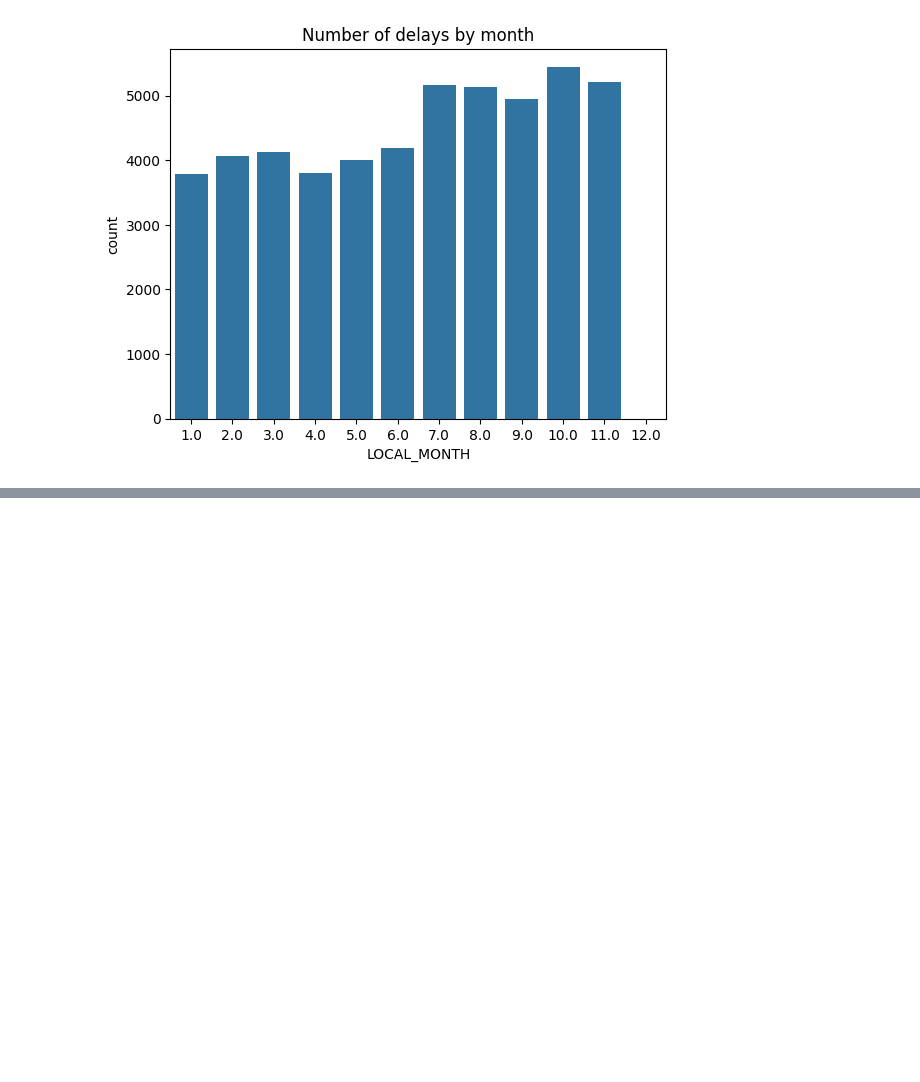
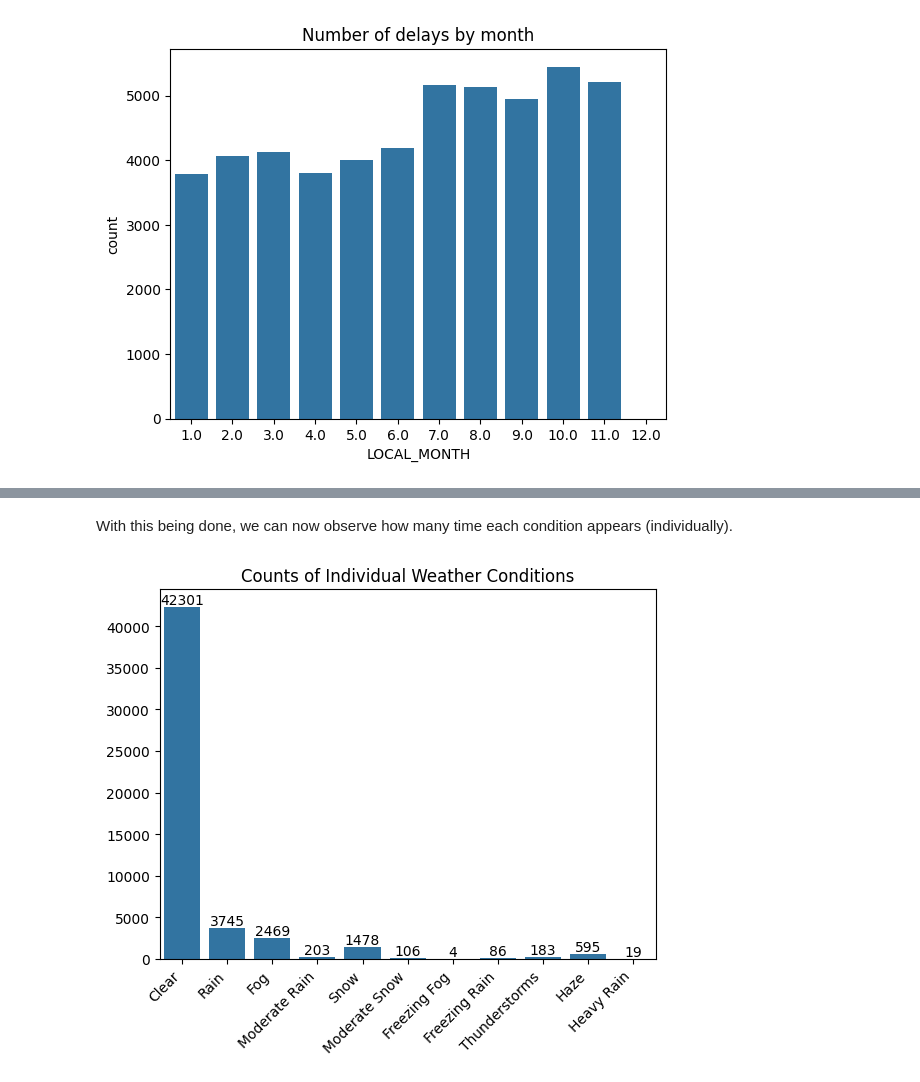
Before and after one commit to StutenEXE/utc-tz-machine-learning-toronto-bus-prediction, a Jupyter notebook: notebooks/2_eda.ipynb, the cells around one changed output, grey strips where cells are left out. Drawn from its saved outputs; the diff is of its cells as text; code cells hidden in the pictures; blank space fills up the shorter version.

```diff
--- a/notebooks/2_eda.ipynb
+++ b/notebooks/2_eda.ipynb
@@ -451,0 +550,19 @@ plt.show()
+# %%
+not_numerical_route_filter = ~striclty_numerical_route_filter
+
+# Regex that matches any digit in a string surrounded by word boundaries (space, end of string, start of string, punctuation, etc.)
+regex = r'\b\d+\b'
+
+# Count how many non-numeric routes contain numbers
+nn_route_has_number = eda_df[not_numerical_route_filter]['ROUTE'].str.contains(regex, regex=True)
+print(f"\nNon-numeric routes that contain numbers: {nn_route_has_number.sum()} ({(nn_route_has_number.sum() / not_numerical_route_filter.sum()) * 100:.2f}%)")
+print(f"Non-numeric routes without numbers: {(~nn_route_has_number).sum()} ({((~nn_route_has_number).sum() / not_numerical_route_filter.sum()) * 100:.2f}%)")
+
+# Show routes without numbers
+print("\nRoutes without any numbers:")
+print(eda_df[not_numerical_route_filter][~nn_route_has_number]['ROUTE'].unique())
+
+
+# Show routes with numbers
+print("\nRoutes with numbers:")
+print(eda_df[not_numerical_route_filter][nn_route_has_number]['ROUTE'].unique())
@@ -451,0 +586,7 @@ plt.show()
+# %%
+before_drop_shape = eda_df.shape
+# Dropping the rows not numerical routes
+eda_df = eda_df.drop(index=eda_df[not_numerical_route_filter].index)
+
+# Verify the result
+print(f"Shape after dropping rows with missing data: {eda_df.shape} / previous shape: {before_drop_shape} (dropped {before_drop_shape[0] - eda_df.shape[0]} rows)")
@@ -451,0 +627,3 @@ plt.show()
+# %%
+eda_df['WEATHER_ENG_DESC_LIST'] = eda_df['WEATHER_ENG_DESC'].str.split(',')
+eda_df['WEATHER_ENG_DESC_LIST'].value_counts().head(10)
@@ -451,0 +643,16 @@ plt.show()
+# %% [markdown]
+With this being done, we can now observe how many time each condition appears (individually).
+# %%
+weather_counts = Counter([condition for sublist in eda_df['WEATHER_ENG_DESC_LIST'] for condition in sublist])
+
+ax = sns.barplot(x=list(weather_counts.keys()), y=list(weather_counts.values()))
+
+# We add the value labels on top of each bar
+for container in ax.containers:
+    ax.bar_label(container, fmt='%d')
+
+plt.title("Counts of Individual Weather Conditions")
+plt.xticks(rotation=45, ha='right')
+plt.show()
+# %% [output]
+[figure, added]
```
Also changed, not shown: parts of 75 cells of this notebook, 1 other file.
